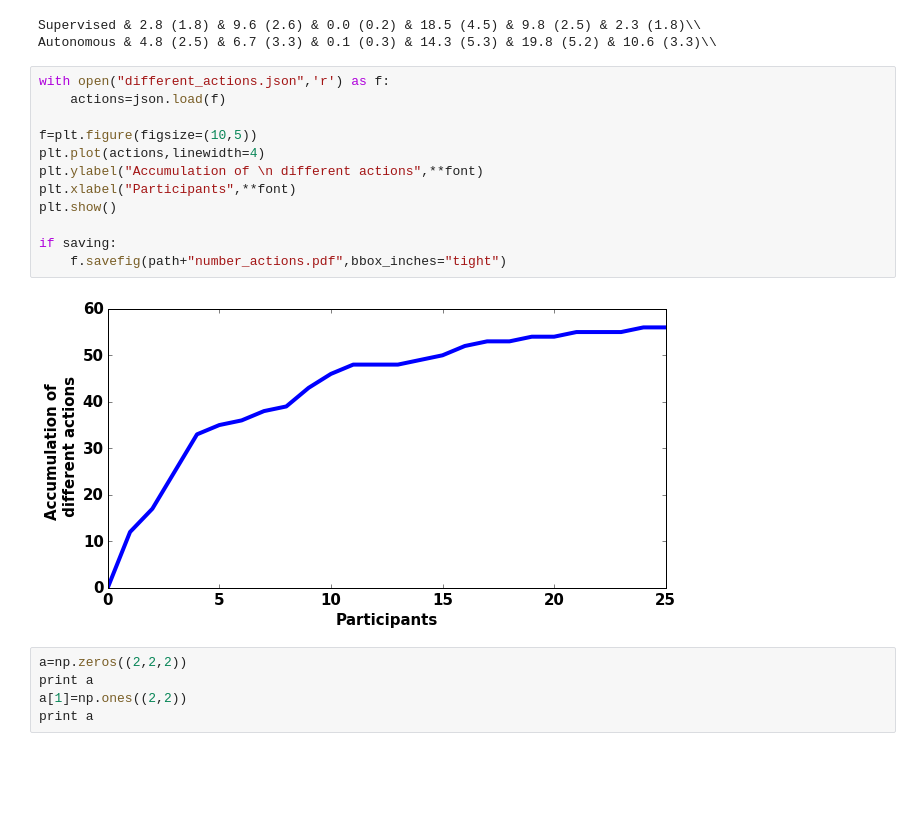
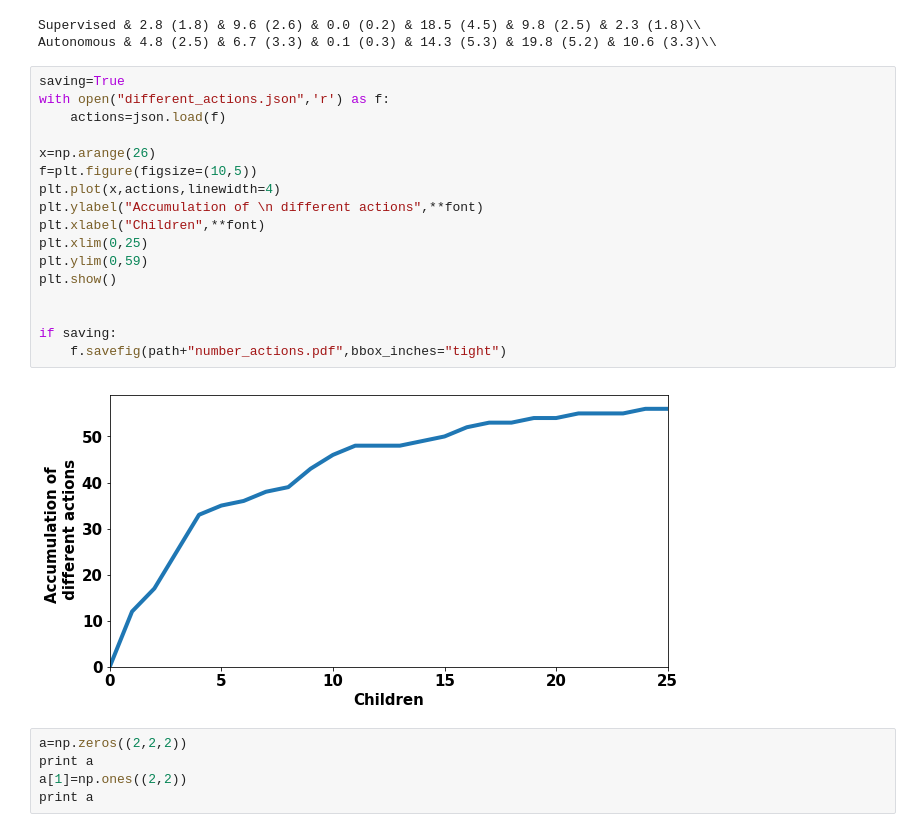
Before and after one commit to emmanuel-senft/data-foodchain, a Jupyter notebook: analyse.ipynb, the cells around one changed output. Drawn from its saved outputs; the diff is of its cells as text; blank space fills up the shorter version.

```diff
--- a/analyse.ipynb
+++ b/analyse.ipynb
@@ -328,19 +428,24 @@ print to_print
 Supervised & 2.8 (1.8) & 9.6 (2.6) & 0.0 (0.2) & 18.5 (4.5) & 9.8 (2.5) & 2.3 (1.8)\\
 Autonomous & 4.8 (2.5) & 6.7 (3.3) & 0.1 (0.3) & 14.3 (5.3) & 19.8 (5.2) & 10.6 (3.3)\\
 # %%
+saving=True
 with open("different_actions.json",'r') as f:
     actions=json.load(f)
 
+x=np.arange(26)
 f=plt.figure(figsize=(10,5))
-plt.plot(actions,linewidth=4)
+plt.plot(x,actions,linewidth=4)
 plt.ylabel("Accumulation of \n different actions",**font)
-plt.xlabel("Participants",**font)
+plt.xlabel("Children",**font)
+plt.xlim(0,25)
+plt.ylim(0,59)
 plt.show()
+
 
 if saving:
     f.savefig(path+"number_actions.pdf",bbox_inches="tight")
 # %% [output]
-[figure, old version]
+[figure, new version]
 # %%
 a=np.zeros((2,2,2))
 print a
```
Also changed, not shown: parts of 9 cells of this notebook, 1 other file.
